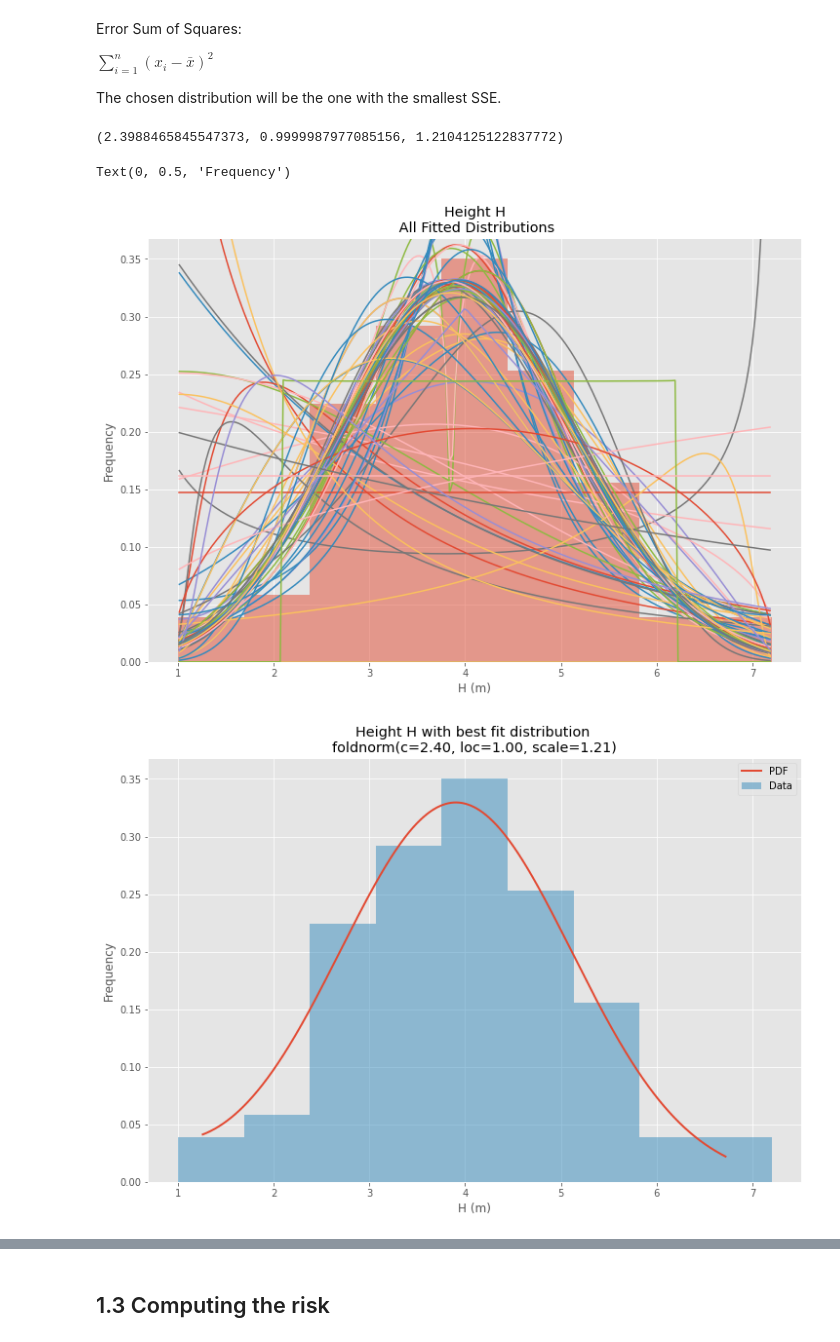
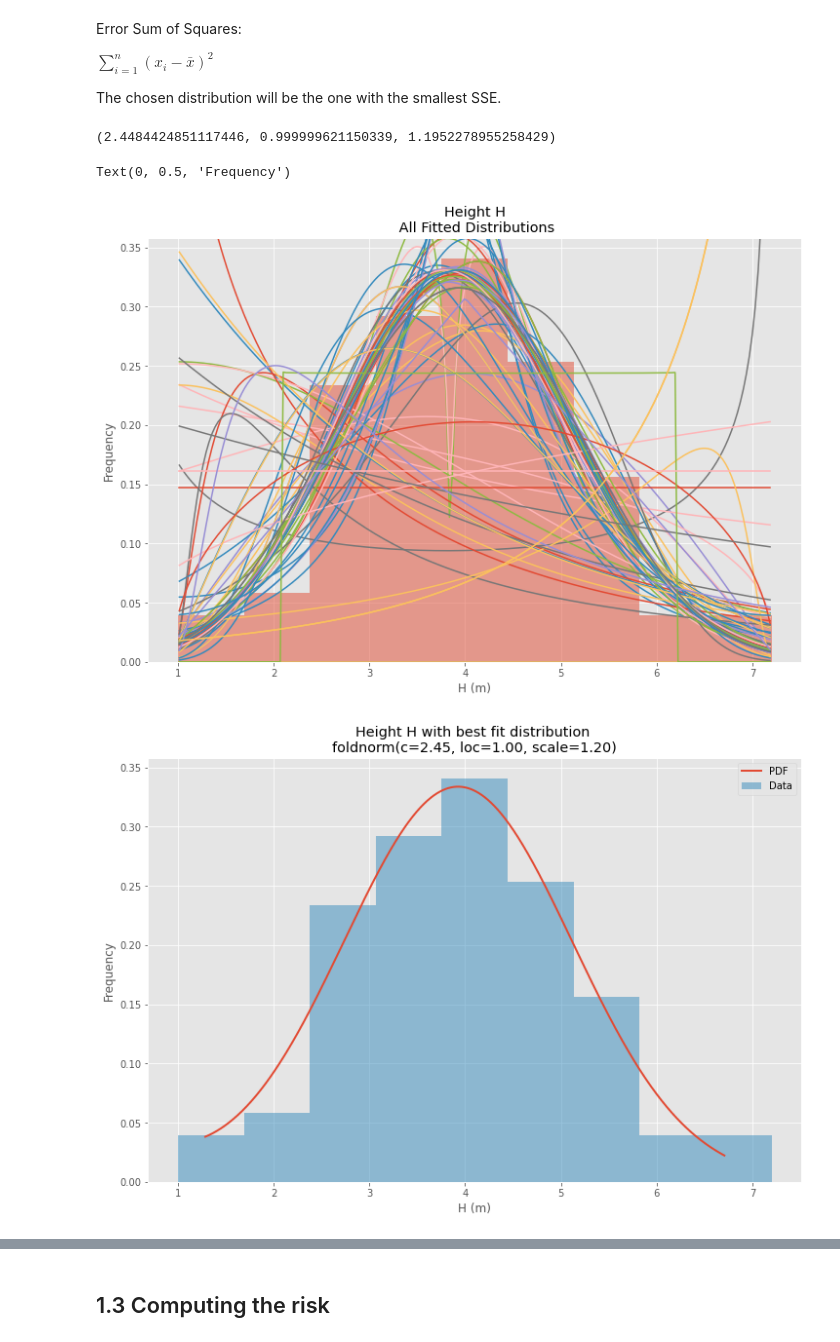
Before and after one commit to geraldomsousaj/industrial-challenge-EDF, a Jupyter notebook: final_industrial_challenge_EDF.ipynb, the cells around one changed output, grey strips where cells are left out. Cells and saved outputs as stored; diff of their text form; code cells hidden in the pictures.

```diff
--- a/final_industrial_challenge_EDF.ipynb
+++ b/final_industrial_challenge_EDF.ipynb
@@ -47,3 +47,7 @@ df.head()
 | 4 | 1853 | 341.157419 | 1.7 |
 # %% [markdown]
 ## 1.2. Fit a distribution to the historical data
+# %%
+data = np.log(df['height_H'])
+data.interpolate('linear', limit_direction="both")
+data = np.exp(data.interpolate('linear', limit_direction="both"))
@@ -156,7 +162,7 @@ def make_pdf(dist, params, size=10000):
     return pdf
 
 # Load data
-data = df['height_H']
+data = data
 
 # Plot for comparison
 plt.figure(figsize=(12,8))
@@ -166,36 +172,36 @@ dataYLim = ax.get_ylim()
 
 # Find best fit distribution
 best_fit_name, best_fit_params = best_fit_distribution(data, 200, ax)
 best_dist = getattr(st, best_fit_name)
 
 # Update plots
 ax.set_ylim(dataYLim)
 ax.set_title(u'Height H\n All Fitted Distributions')
 ax.set_xlabel(u'H (m)')
 ax.set_ylabel('Frequency')
 
 # Make PDF with best params
 pdf = make_pdf(best_dist, best_fit_params)
 
 weights = np.ones_like(data)/float(len(data))
 
 # Display
 plt.figure(figsize=(12,8))
 ax = pdf.plot(lw=2, label='PDF', legend=True)
 data.plot(kind='hist', bins=9, density=True, alpha=0.5, label='Data', legend=True, ax=ax)
 
 param_names = (best_dist.shapes + ', loc, scale').split(', ') if best_dist.shapes else ['loc', 'scale']
 param_str = ', '.join(['{}={:0.2f}'.format(k,v) for k,v in zip(param_names, best_fit_params)])
 dist_str = '{}({})'.format(best_fit_name, param_str)
 
 ax.set_title(u'Height H with best fit distribution \n' + dist_str)
 ax.set_xlabel(u'H (m)')
 ax.set_ylabel('Frequency')
 # %% [output]
-(2.3988465845547373, 0.9999987977085156, 1.2104125122837772)
+(2.4484424851117446, 0.999999621150339, 1.1952278955258429)
 Text(0, 0.5, 'Frequency')
-[figure, old version]
+[figure, new version]
-[figure, old version]
+[figure, new version]
 # %% [markdown]
 The first plot represents the histogram of our empirical data with all distributions.
 
```
Also changed, not shown: parts of 9 cells of this notebook.
